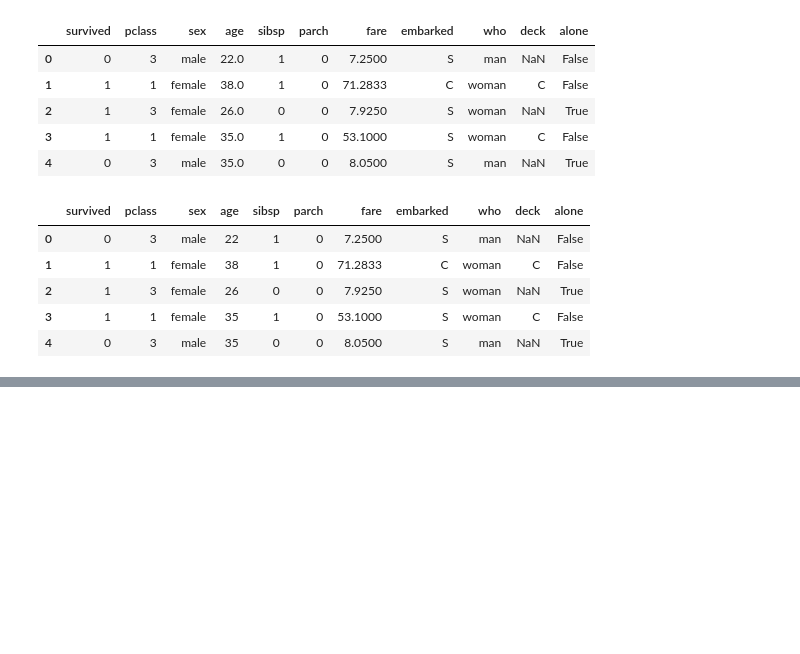
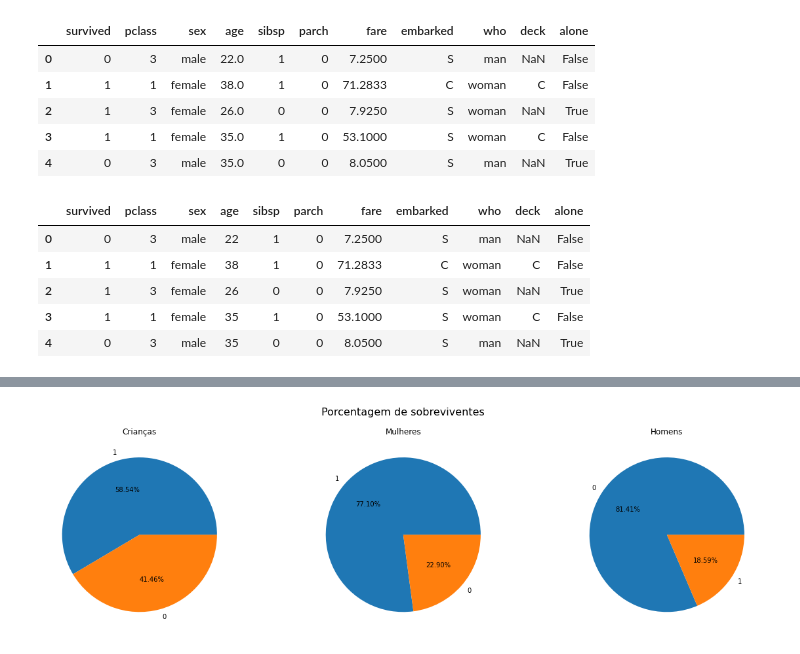
Before and after one commit to Eric-Mendes/treino-de-pandas, a Jupyter notebook: analise_titanic.ipynb, the cells around one changed output, grey strips where cells are left out. Cells and saved outputs as stored; diff of their text form; code cells hidden in the pictures; blank space fills up the shorter version.

```diff
--- a/analise_titanic.ipynb
+++ b/analise_titanic.ipynb
@@ -167,0 +206,20 @@ plt.show()
+# %%
+fig, ax = plt.subplots(1, 3, figsize=(17, 5))
+
+fig.suptitle('Porcentagem de sobreviventes', fontsize=16)
+
+ax[0].pie(x=df.loc[df["who"] == "child"]["survived"].value_counts(), labels=df.loc[df["who"] == "child"]["survived"].value_counts().index, autopct="%.2f%%")
+ax[0].set_title("Crianças")
+
+ax[1].pie(x=df.loc[df["who"] == "woman"]["survived"].value_counts(), labels=df.loc[df["who"] == "woman"]["survived"].value_counts().index, autopct="%.2f%%")
+ax[1].set_title("Mulheres")
+
+ax[2].pie(x=df.loc[df["who"] == "man"]["survived"].value_counts(), labels=df.loc[df["who"] == "man"]["survived"].value_counts().index, autopct="%.2f%%")
+ax[2].set_title("Homens")
+
+fig.tight_layout()
+fig.subplots_adjust(top=0.85)
+
+plt.show()
+# %% [output]
+[figure, added]
```
Also changed, not shown: parts of 3 cells of this notebook.
